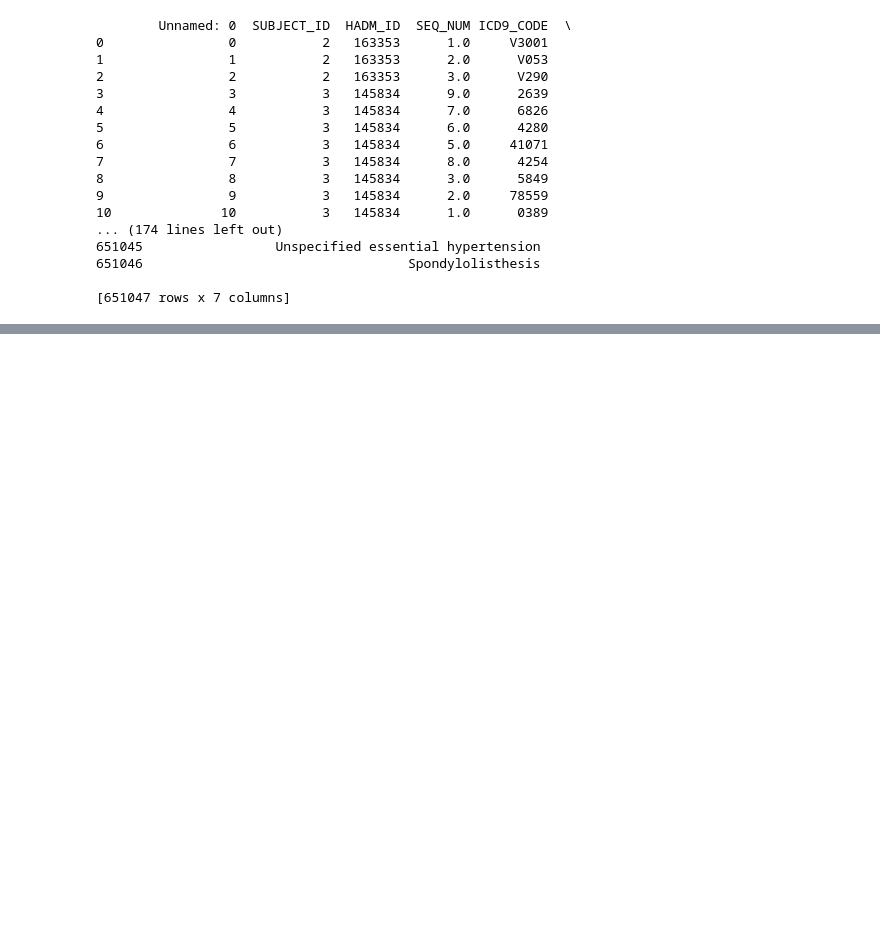
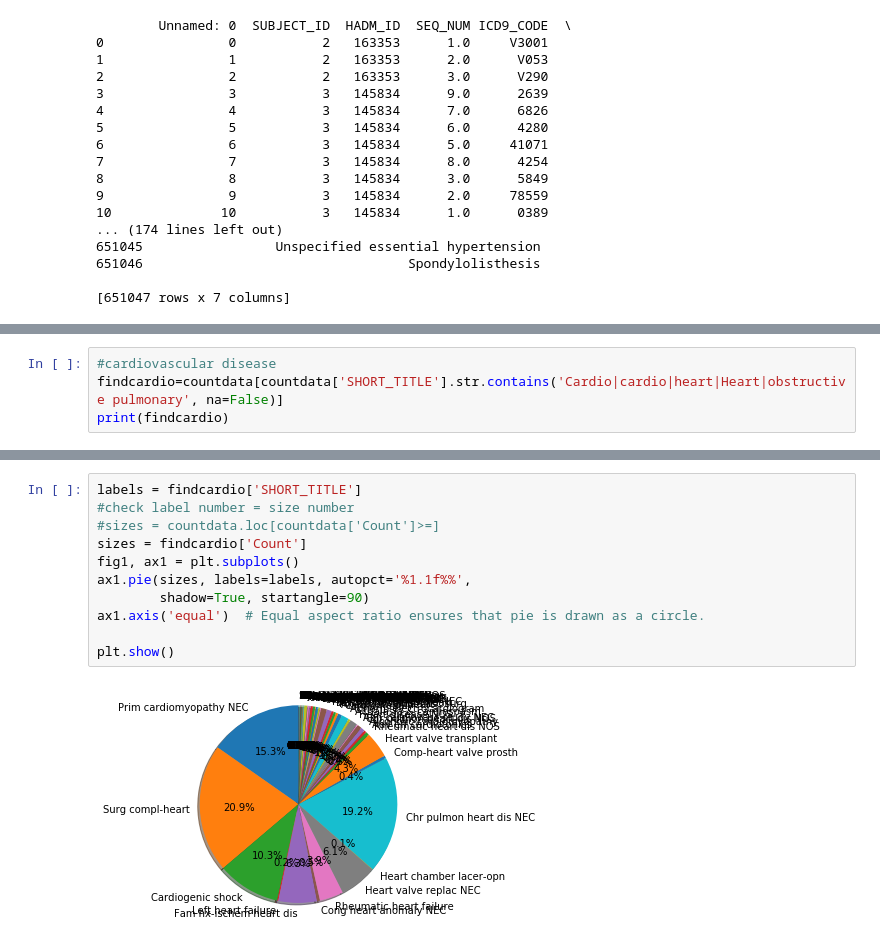
Before and after one commit to kathy908000/Health-Care-Research, a Jupyter notebook: mimiciii_diagnosis_analysis.ipynb, the cells around one changed output, grey strips where cells are left out. Cells and saved outputs as stored; diff of their text form; blank space fills up the shorter version.

```diff
--- a/mimiciii_diagnosis_analysis.ipynb
+++ b/mimiciii_diagnosis_analysis.ipynb
@@ -99,0 +137,4 @@ plt.show()
+# %%
+#cardiovascular disease
+findcardio=countdata[countdata['SHORT_TITLE'].str.contains('Cardio|cardio|heart|Heart|obstructive pulmonary', na=False)]
+print(findcardio)
@@ -99,0 +167,13 @@ plt.show()
+# %%
+labels = findcardio['SHORT_TITLE']
+#check label number = size number
+#sizes = countdata.loc[countdata['Count']>=]
+sizes = findcardio['Count']
+fig1, ax1 = plt.subplots()
+ax1.pie(sizes, labels=labels, autopct='%1.1f%%',
+        shadow=True, startangle=90)
+ax1.axis('equal')  # Equal aspect ratio ensures that pie is drawn as a circle.
+
+plt.show()
+# %% [output]
+[figure, added]
```
Also changed, not shown: parts of 8 cells of this notebook, 1 other file.
